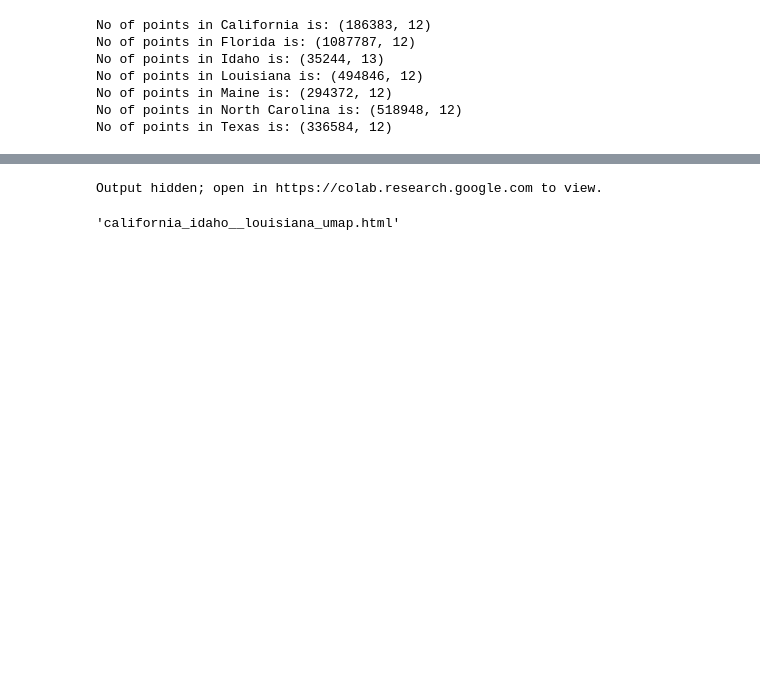
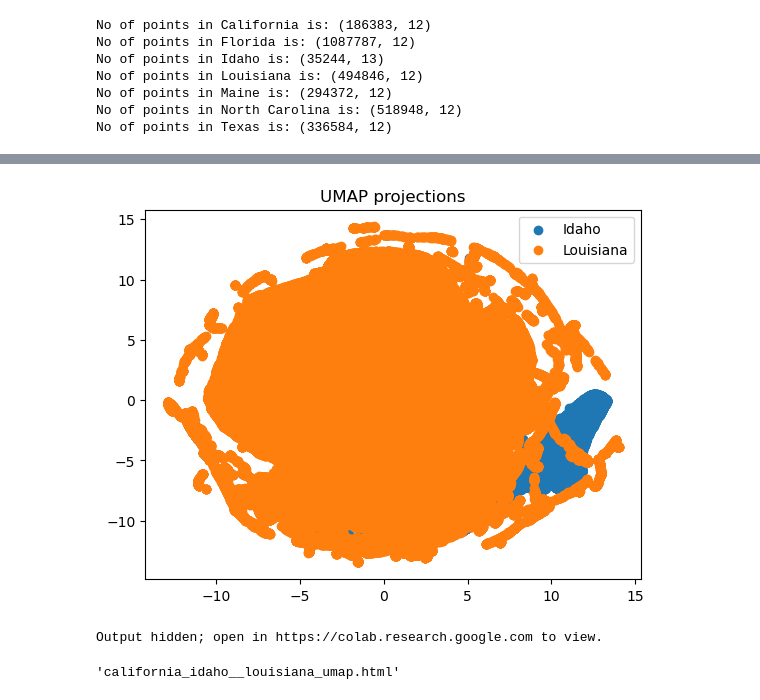
Before and after one commit to gangaraju09/map_generalisation_ml, a Jupyter notebook: data_visualization.ipynb, the cells around one changed output, grey strips where cells are left out. Saved outputs shown, nothing was run; the diff lists cells and outputs as text; code cells hidden in the pictures; blank space fills up the shorter version.

```diff
--- a/data_visualization.ipynb
+++ b/data_visualization.ipynb
@@ -123,7 +217,7 @@ projections = tsne.fit_transform(features_na_drop)
 # %%
-umap_2d = UMAP(n_components=2, init='random', random_state=0)
+umap_2d = UMAP(n_components=2, random_state=0)
 # %%
-umap_projections = umap_2d.fit_transform(features_na_drop)
+umap_projections = umap_2d.fit_transform(map_features)
 # %%
 umap_projections
 # %% [output]
@@ -137 +237,13 @@ array([[ 8.615752 ,  7.338771 ],
+# %%
+plt.figure()
+for i, label in enumerate(labels):
+    plt.scatter(umap_projections[0][features_na_drop['color'] == i],
+                umap_projections[1][features_na_drop['color'] == i],
+                label=label)
+
+plt.legend()
+plt.title("UMAP projections")
+plt.show()
+# %% [output]
+[figure, added]
 # %%
```
Also changed, not shown: parts of 23 cells of this notebook.
